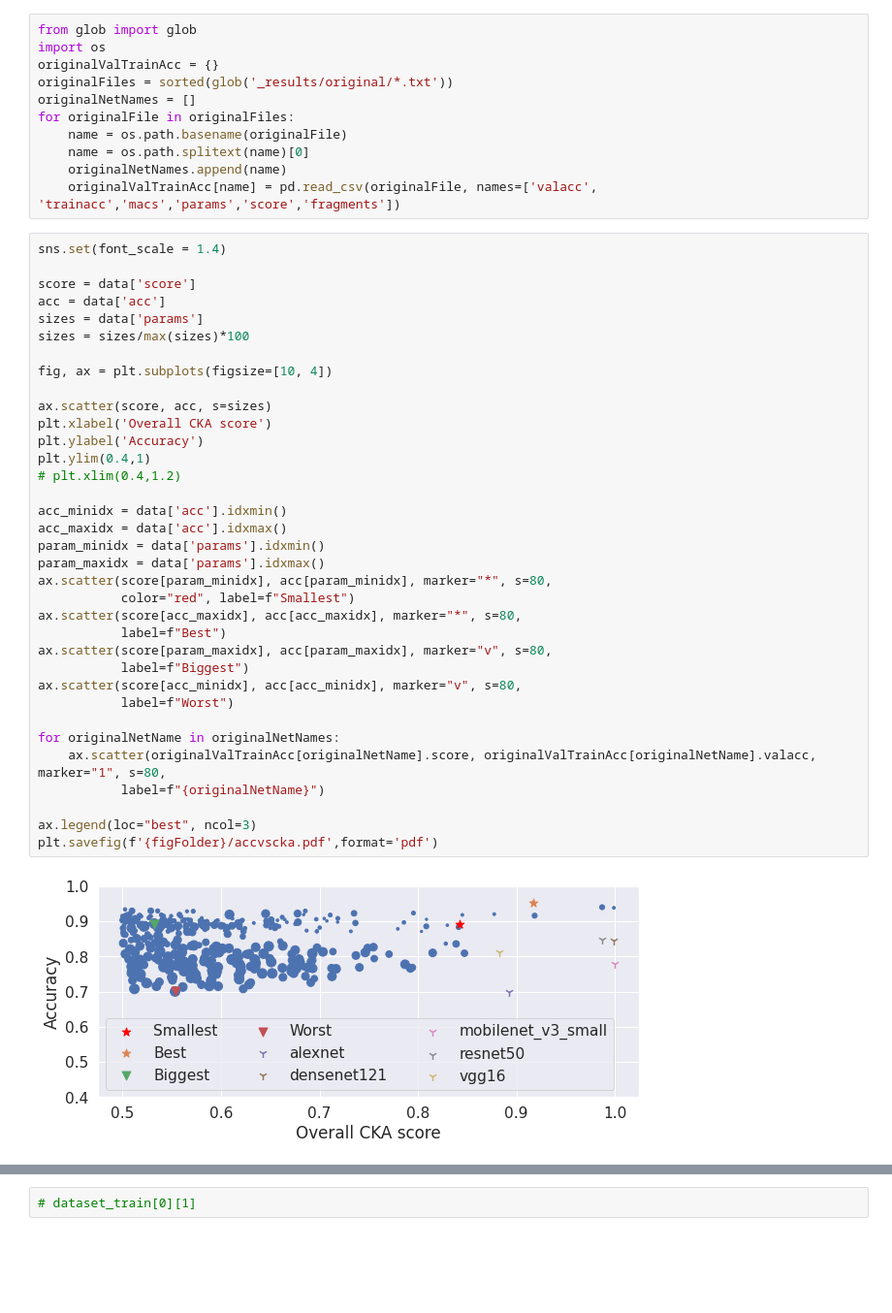
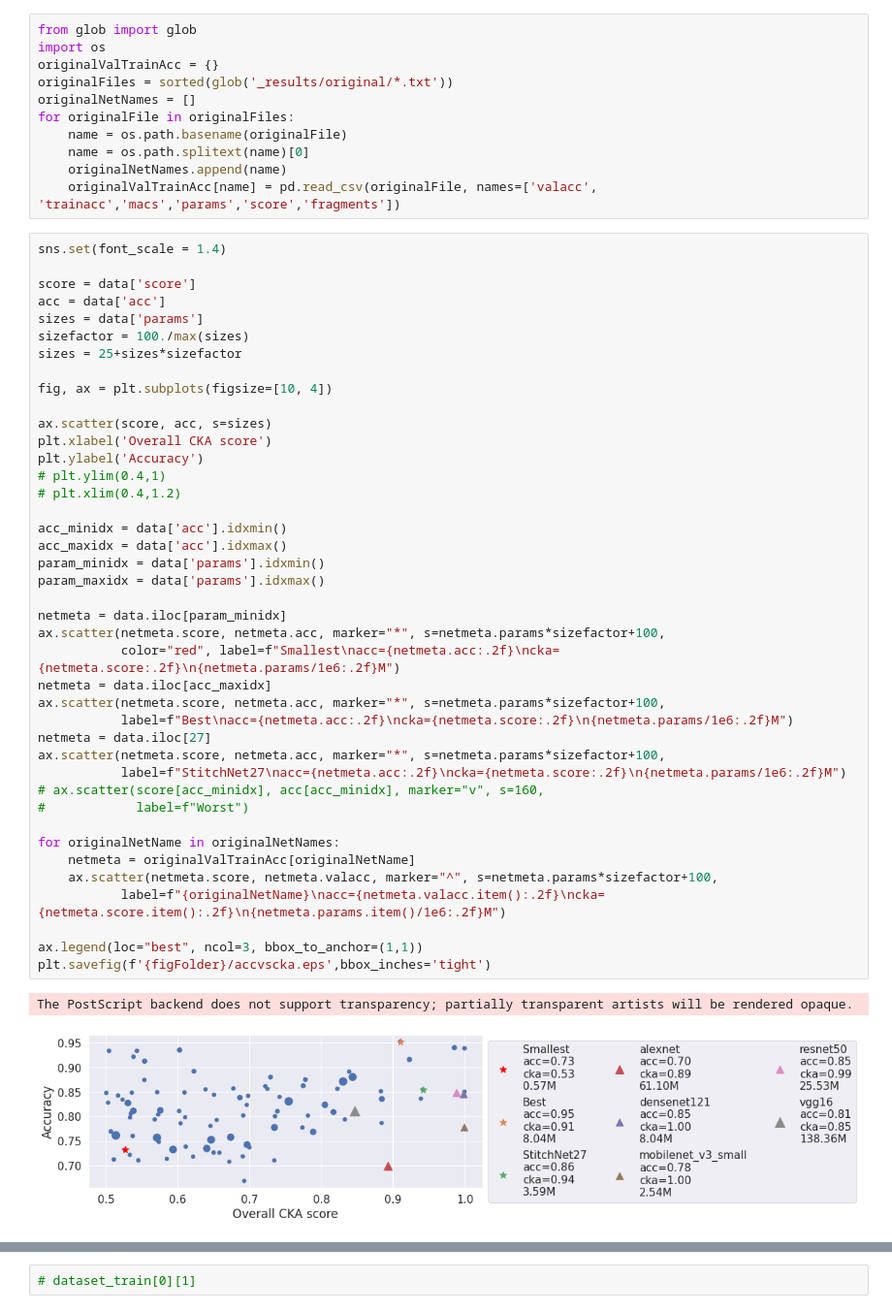
Before and after one commit to steerapi/stitchnet, a Jupyter notebook: 08_plot_results.ipynb, the cells around one changed output, grey strips where cells are left out. Shown at 97% size. Cells and saved outputs as stored; diff of their text form; blank space fills up the shorter version.

Commit message:
update scripts for paper

```diff
--- a/08_plot_results.ipynb
+++ b/08_plot_results.ipynb
@@ -150,40 +157,47 @@ for originalFile in originalFiles:
 # %%
 sns.set(font_scale = 1.4)
 
 score = data['score']
 acc = data['acc']
 sizes = data['params']
-sizes = sizes/max(sizes)*100
+sizefactor = 100./max(sizes)
+sizes = 25+sizes*sizefactor
 
 fig, ax = plt.subplots(figsize=[10, 4])
 
 ax.scatter(score, acc, s=sizes)
 plt.xlabel('Overall CKA score')
 plt.ylabel('Accuracy')
-plt.ylim(0.4,1)
+# plt.ylim(0.4,1)
 # plt.xlim(0.4,1.2)
 
 acc_minidx = data['acc'].idxmin()
 acc_maxidx = data['acc'].idxmax()
 param_minidx = data['params'].idxmin()
 param_maxidx = data['params'].idxmax()
-ax.scatter(score[param_minidx], acc[param_minidx], marker="*", s=80,
-           color="red", label=f"Smallest")
-ax.scatter(score[acc_maxidx], acc[acc_maxidx], marker="*", s=80,
-           label=f"Best")
-ax.scatter(score[param_maxidx], acc[param_maxidx], marker="v", s=80,
-           label=f"Biggest")
-ax.scatter(score[acc_minidx], acc[acc_minidx], marker="v", s=80,
-           label=f"Worst")
+
+netmeta = data.iloc[param_minidx]
+ax.scatter(netmeta.score, netmeta.acc, marker="*", s=netmeta.params*sizefactor+100,
+           color="red", label=f"Smallest\nacc={netmeta.acc:.2f}\ncka={netmeta.score:.2f}\n{netmeta.params/1e6:.2f}M")
+netmeta = data.iloc[acc_maxidx]
+ax.scatter(netmeta.score, netmeta.acc, marker="*", s=netmeta.params*sizefactor+100,
+           label=f"Best\nacc={netmeta.acc:.2f}\ncka={netmeta.score:.2f}\n{netmeta.params/1e6:.2f}M")
+netmeta = data.iloc[27]
+ax.scatter(netmeta.score, netmeta.acc, marker="*", s=netmeta.params*sizefactor+100,
+           label=f"StitchNet27\nacc={netmeta.acc:.2f}\ncka={netmeta.score:.2f}\n{netmeta.params/1e6:.2f}M")
+# ax.scatter(score[acc_minidx], acc[acc_minidx], marker="v", s=160,
+#            label=f"Worst")
 
 for originalNetName in originalNetNames:
-    ax.scatter(originalValTrainAcc[originalNetName].score, originalValTrainAcc[originalNetName].valacc, marker="1", s=80,
-           label=f"{originalNetName}")
+    netmeta = originalValTrainAcc[originalNetName]
+    ax.scatter(netmeta.score, netmeta.valacc, marker="^", s=netmeta.params*sizefactor+100,
+           label=f"{originalNetName}\nacc={netmeta.valacc.item():.2f}\ncka={netmeta.score.item():.2f}\n{netmeta.params.item()/1e6:.2f}M")
 
-ax.legend(loc="best", ncol=3)
-plt.savefig(f'{figFolder}/accvscka.pdf',format='pdf')
+ax.legend(loc="best", ncol=3, bbox_to_anchor=(1,1))
+plt.savefig(f'{figFolder}/accvscka.eps',bbox_inches='tight')
 # %% [output]
+The PostScript backend does not support transparency; partially transparent artists will be rendered opaque.
-[figure, old version]
+[figure, new version]
 # %%
 from skimage.io import imread
 from svglib.svglib import svg2rlg
```
Also changed, not shown: parts of 23 cells of this notebook, 9 other files.
